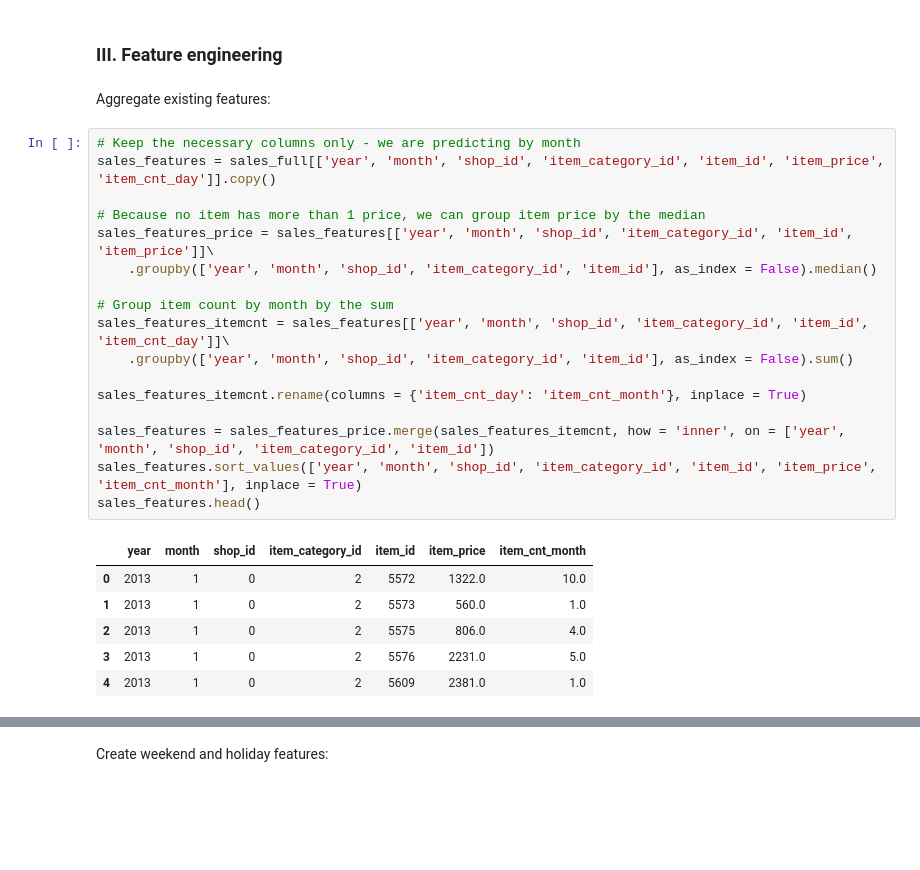
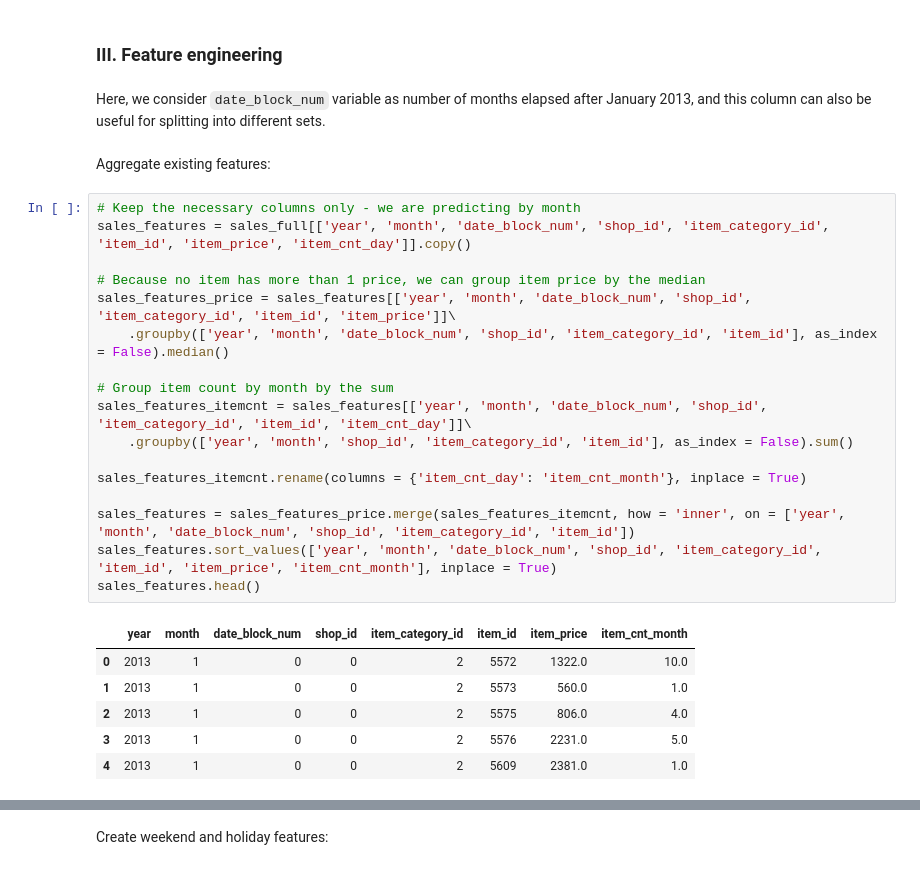
Before and after one commit to thaianle/future-sales-prediction, a Jupyter notebook: 02_new_features.ipynb, the cells around one changed output, grey strips where cells are left out. Drawn from its saved outputs; the diff is of its cells as text; blank space fills up the shorter version.

````diff
--- a/02_new_features.ipynb
+++ b/02_new_features.ipynb
@@ -262,29 +262,31 @@ DatetimeIndex(['2013-01-01', '2013-01-02', '2013-01-03', '2013-01-04',
               dtype='datetime64[ns]', length=1034, freq='D')
 # %% [markdown]
 ### III. Feature engineering
+# %% [markdown]
+Here, we consider ```date_block_num``` variable as number of months elapsed after January 2013, and this column can also be useful for splitting into different sets.
 # %% [markdown]
 Aggregate existing features:
 # %%
 # Keep the necessary columns only - we are predicting by month
-sales_features = sales_full[['year', 'month', 'shop_id', 'item_category_id', 'item_id', 'item_price', 'item_cnt_day']].copy()
+sales_features = sales_full[['year', 'month', 'date_block_num', 'shop_id', 'item_category_id', 'item_id', 'item_price', 'item_cnt_day']].copy()
 
 # Because no item has more than 1 price, we can group item price by the median
-sales_features_price = sales_features[['year', 'month', 'shop_id', 'item_category_id', 'item_id', 'item_price']]\
-    .groupby(['year', 'month', 'shop_id', 'item_category_id', 'item_id'], as_index = False).median()
+sales_features_price = sales_features[['year', 'month', 'date_block_num', 'shop_id', 'item_category_id', 'item_id', 'item_price']]\
+    .groupby(['year', 'month', 'date_block_num', 'shop_id', 'item_category_id', 'item_id'], as_index = False).median()
 
 # Group item count by month by the sum
-sales_features_itemcnt = sales_features[['year', 'month', 'shop_id', 'item_category_id', 'item_id', 'item_cnt_day']]\
+sales_features_itemcnt = sales_features[['year', 'month', 'date_block_num', 'shop_id', 'item_category_id', 'item_id', 'item_cnt_day']]\
     .groupby(['year', 'month', 'shop_id', 'item_category_id', 'item_id'], as_index = False).sum()
 
 sales_features_itemcnt.rename(columns = {'item_cnt_day': 'item_cnt_month'}, inplace = True)
 
-sales_features = sales_features_price.merge(sales_features_itemcnt, how = 'inner', on = ['year', 'month', 'shop_id', 'item_category_id', 'item_id'])
-sales_features.sort_values(['year', 'month', 'shop_id', 'item_category_id', 'item_id', 'item_price', 'item_cnt_month'], inplace = True)
+sales_features = sales_features_price.merge(sales_features_itemcnt, how = 'inner', on = ['year', 'month', 'date_block_num', 'shop_id', 'item_category_id', 'item_id'])
+sales_features.sort_values(['year', 'month', 'date_block_num', 'shop_id', 'item_category_id', 'item_id', 'item_price', 'item_cnt_month'], inplace = True)
 sales_features.head()
 # %% [output]
-|  | year | month | shop_id | item_category_id | item_id | item_price | item_cnt_month |
-| 0 | 2013 | 1 | 0 | 2 | 5572 | 1322.0 | 10.0 |
-| 1 | 2013 | 1 | 0 | 2 | 5573 | 560.0 | 1.0 |
-| 2 | 2013 | 1 | 0 | 2 | 5575 | 806.0 | 4.0 |
-| 3 | 2013 | 1 | 0 | 2 | 5576 | 2231.0 | 5.0 |
-| 4 | 2013 | 1 | 0 | 2 | 5609 | 2381.0 | 1.0 |
+|  | year | month | date_block_num | shop_id | item_category_id | item_id | item_price | item_cnt_month |
+| 0 | 2013 | 1 | 0 | 0 | 2 | 5572 | 1322.0 | 10.0 |
+| 1 | 2013 | 1 | 0 | 0 | 2 | 5573 | 560.0 | 1.0 |
+| 2 | 2013 | 1 | 0 | 0 | 2 | 5575 | 806.0 | 4.0 |
+| 3 | 2013 | 1 | 0 | 0 | 2 | 5576 | 2231.0 | 5.0 |
+| 4 | 2013 | 1 | 0 | 0 | 2 | 5609 | 2381.0 | 1.0 |
````
Also changed, not shown: parts of 21 cells of this notebook.
